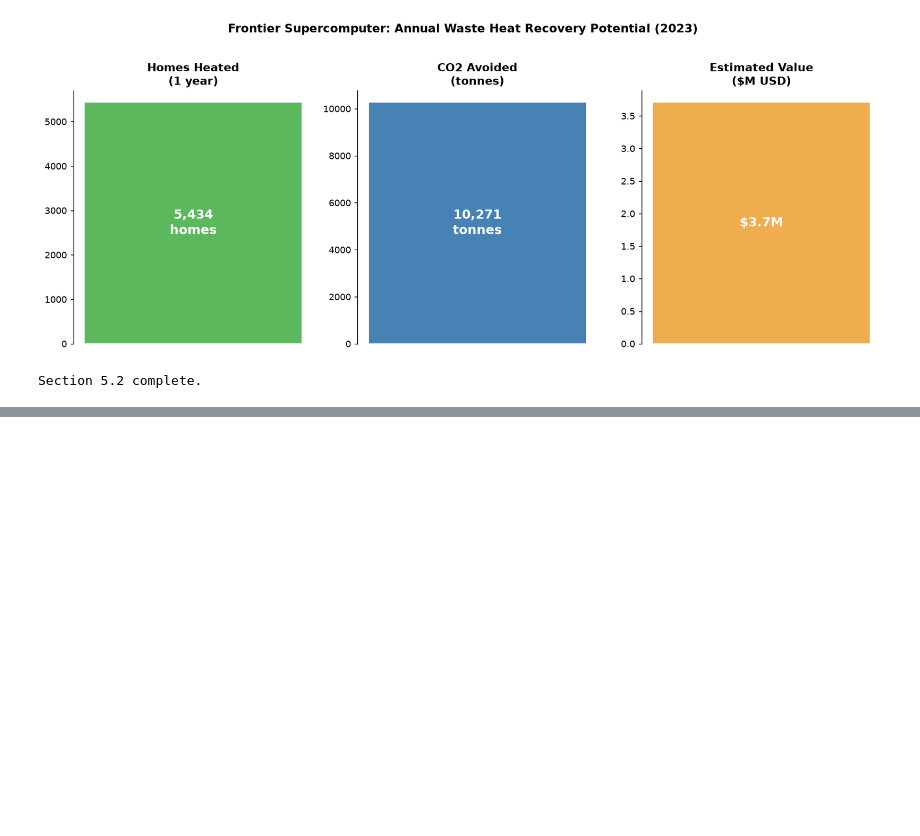
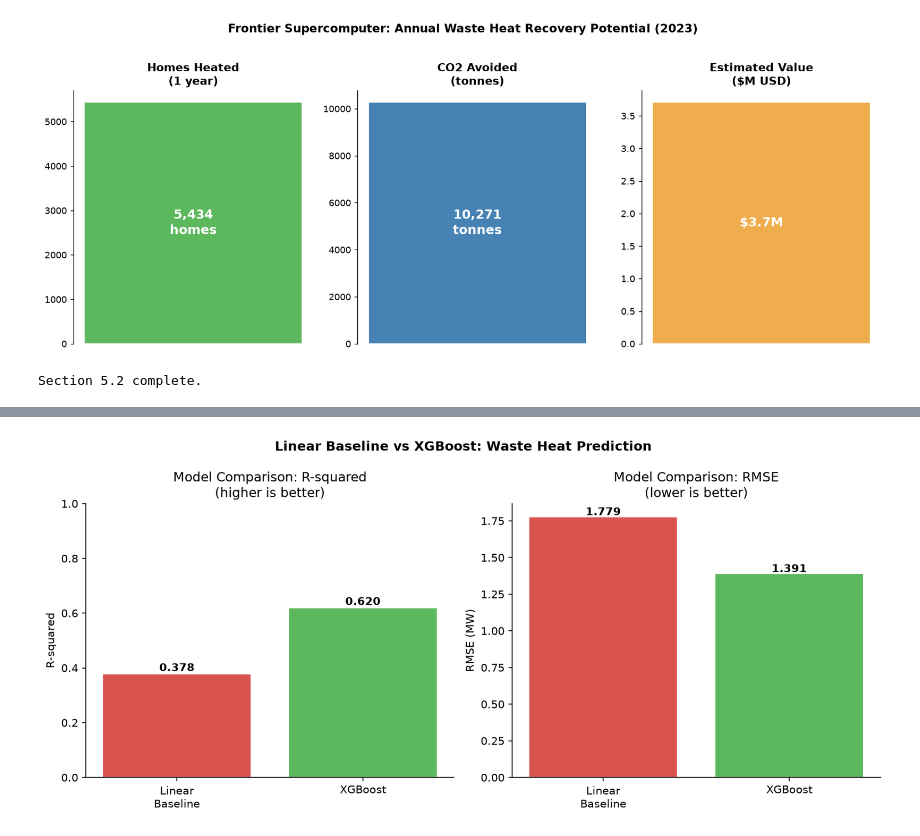
Before and after one commit to Data-Laur/thermal-intelligence-hpc, a Jupyter notebook: data/thermal_intelligence.ipynb, the cells around one changed output, grey strips where cells are left out. Drawn from its saved outputs; the diff is of its cells as text; code cells hidden in the pictures; blank space fills up the shorter version.

```diff
--- a/data/thermal_intelligence.ipynb
+++ b/data/thermal_intelligence.ipynb
@@ -863,0 +979,82 @@ Section 5.2 complete.
+# %%
+# Section 7: Predictive Model
+# 7.1 Linear baseline vs XGBoost + comparison
+
+from sklearn.linear_model import LinearRegression
+from sklearn.model_selection import train_test_split
+from sklearn.metrics import r2_score, mean_squared_error
+import xgboost as xgb
+import numpy as np
+import matplotlib
+matplotlib.use('Agg')
+import matplotlib.pyplot as plt
+from IPython.display import display, Image
+import io
+
+# Features and target
+features = ['compute_power_mw', 'accessory_power_mw', 'supply_temp_c',
+            'total_flow_gpm', 'month', 'hour', 'day_of_week']
+target = 'total_waste_heat_mw'
+
+model_df = df[features + [target]].dropna().copy()
+X = model_df[features]
+y = model_df[target]
+
+# Train/test split (80/20, no shuffle -- respects time order)
+X_train, X_test, y_train, y_test = train_test_split(
+    X, y, test_size=0.2, shuffle=False)
+
+# Linear baseline
+lr = LinearRegression()
+lr.fit(X_train, y_train)
+lr_pred = lr.predict(X_test)
+lr_r2 = r2_score(y_test, lr_pred)
+lr_rmse = np.sqrt(mean_squared_error(y_test, lr_pred))
+
+# XGBoost
+xgb_model = xgb.XGBRegressor(
+    n_estimators=300,
+    max_depth=6,
+    learning_rate=0.05,
+    subsample=0.8,
+    colsample_bytree=0.8,
+    random_state=42,
+    verbosity=0
+)
+xgb_model.fit(X_train, y_train)
+xgb_pred = xgb_model.predict(X_test)
+xgb_r2 = r2_score(y_test, xgb_pred)
+xgb_rmse = np.sqrt(mean_squared_error(y_test, xgb_pred))
+
+print(f"Linear Baseline -- R2: {lr_r2:.3f}, RMSE: {lr_rmse:.3f} MW")
+print(f"XGBoost         -- R2: {xgb_r2:.3f}, RMSE: {xgb_rmse:.3f} MW")
+
+# Comparison plot
+fig, axes = plt.subplots(1, 2, figsize=(11, 5))
+
+models = ['Linear\nBaseline', 'XGBoost']
+r2_scores = [lr_r2, xgb_r2]
+rmse_scores = [lr_rmse, xgb_rmse]
+colors = ['#d9534f', '#5cb85c']
+
+axes[0].bar(models, r2_scores, color=colors, edgecolor='white')
+axes[0].set_ylim(0, 1)
+axes[0].set_ylabel('R-squared')
+axes[0].set_title('Model Comparison: R-squared\n(higher is better)')
+for i, v in enumerate(r2_scores):
+    axes[0].text(i, v + 0.01, f'{v:.3f}', ha='center', fontweight='bold')
+
+axes[1].bar(models, rmse_scores, color=colors, edgecolor='white')
+axes[1].set_ylabel('RMSE (MW)')
+axes[1].set_title('Model Comparison: RMSE\n(lower is better)')
+for i, v in enumerate(rmse_scores):
+    axes[1].text(i, v + 0.01, f'{v:.3f}', ha='center', fontweight='bold')
+
+plt.suptitle('Linear Baseline vs XGBoost: Waste Heat Prediction', fontweight='bold')
+plt.tight_layout()
+plt.savefig('figures/14_model_comparison.png', dpi=150, bbox_inches='tight')
+plt.close()
+
+display(Image('figures/14_model_comparison.png'))
+print("Section 7.1 complete.")
+# %% [output]
@@ -863,0 +1063 @@ Section 5.2 complete.
+[figure, added]
```
Also changed, not shown: parts of 8 cells of this notebook, 3 other files.
